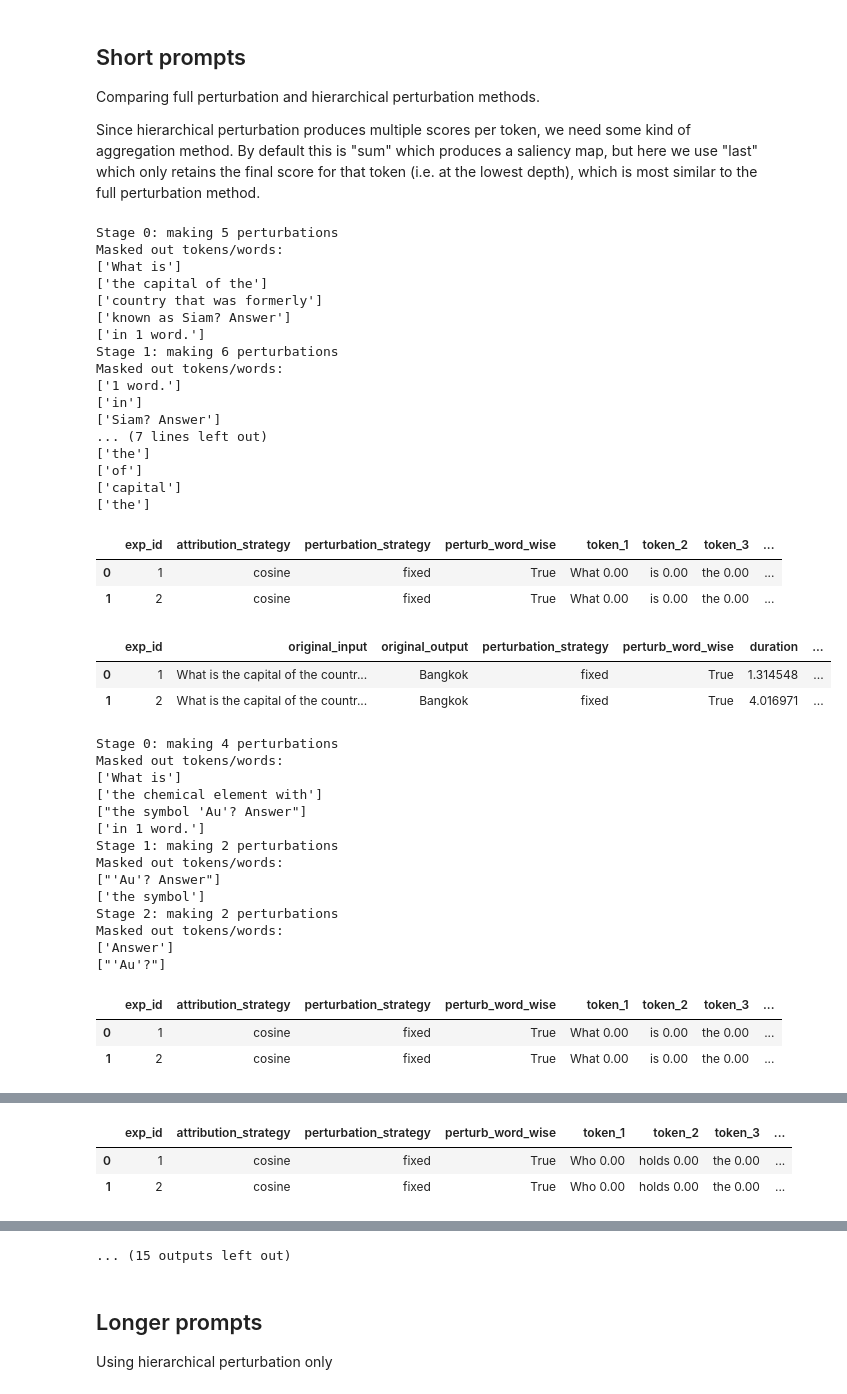
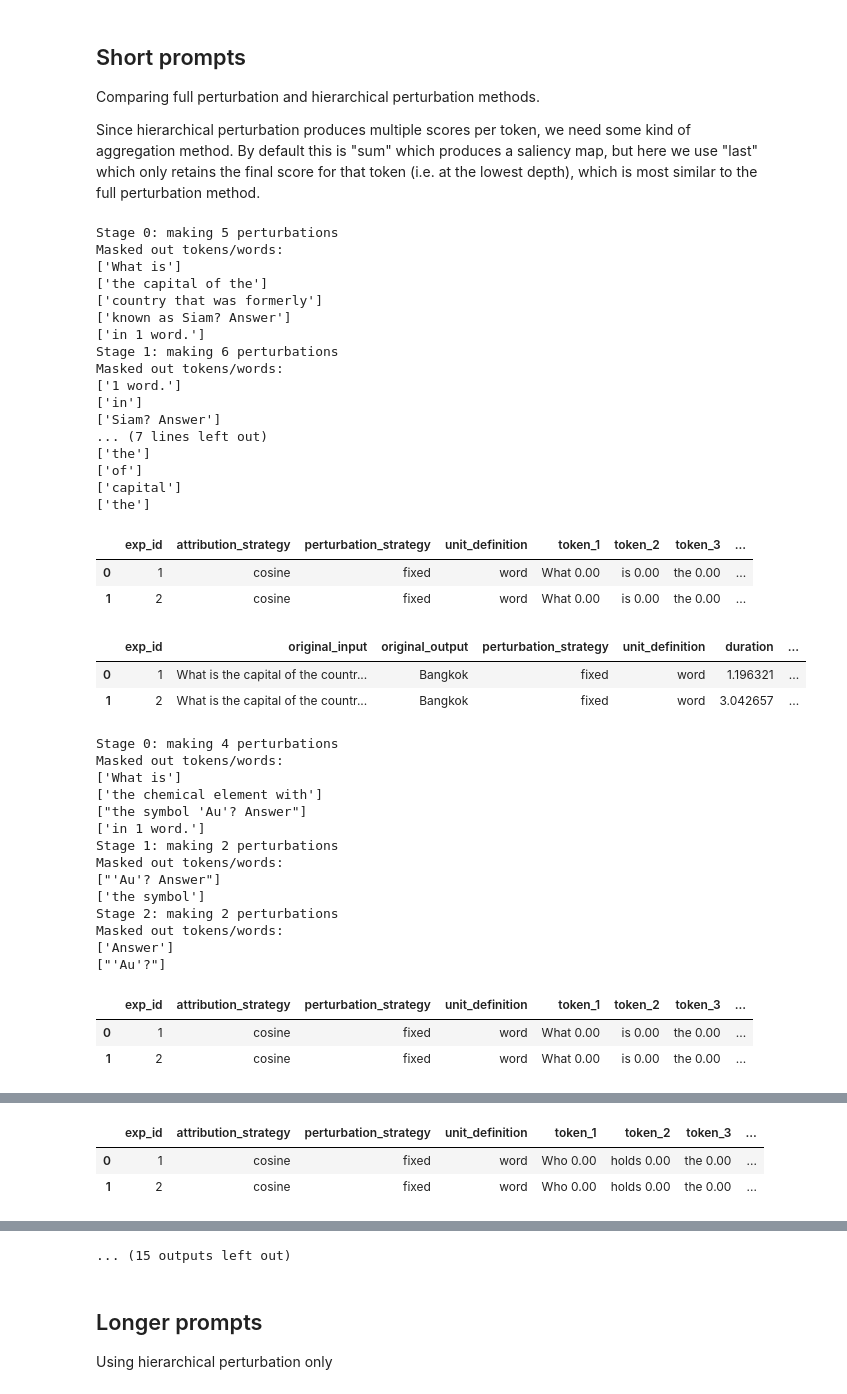
Before and after one commit to leap-laboratories/PIZZA, a Jupyter notebook: examples/example_PIZZA.ipynb, the cells around one changed output, grey strips where cells are left out. Drawn from its saved outputs; the diff is of its cells as text; code cells hidden in the pictures.

```diff
--- a/examples/example_PIZZA.ipynb
+++ b/examples/example_PIZZA.ipynb
@@ -31,7 +31,7 @@ perturbation_strategy = FixedPerturbationStrategy("")
 
 kwargs = {
     "attribution_strategies": ["cosine"],
-    "perturb_word_wise": True,
+    "unit_definition": "word",
     "ignore_output_token_location": True,
 }
 # %% [output]
@@ -66,42 +66,42 @@ for input_str in short_prompts:
         input_str, perturbation_strategy=perturbation_strategy, logger=logger, **kwargs
     )
 
-    saliency = await attributor.hierarchical_perturbation(
+    await attributor.hierarchical_perturbation(
         input_str,
         init_chunk_size=4,
         perturbation_strategy=perturbation_strategy,
         static_threshold=0.5,
         logger=logger,
         verbose=True,
         **kwargs,
     )
 
     logger.print_sentence_attribution(score_agg="last")
     display(logger.df_experiments)
 # %% [output]
 Stage 0: making 5 perturbations
 Masked out tokens/words:
 ['What is']
 ['the capital of the']
 ['country that was formerly']
 ['known as Siam? Answer']
 ['in 1 word.']
 Stage 1: making 6 perturbations
 Masked out tokens/words:
 ['1 word.']
 ['in']
 ['Siam? Answer']
 ... (7 lines left out)
 ['the']
 ['of']
 ['capital']
 ['the']
-|  | exp_id | attribution_strategy | perturbation_strategy | perturb_word_wise | token_1 | token_2 | token_3 | ... |
-| 0 | 1 | cosine | fixed | True | What 0.00 | is 0.00 | the 0.00 | ... |
-| 1 | 2 | cosine | fixed | True | What 0.00 | is 0.00 | the 0.00 | ... |
+|  | exp_id | attribution_strategy | perturbation_strategy | unit_definition | token_1 | token_2 | token_3 | ... |
+| 0 | 1 | cosine | fixed | word | What 0.00 | is 0.00 | the 0.00 | ... |
+| 1 | 2 | cosine | fixed | word | What 0.00 | is 0.00 | the 0.00 | ... |
-|  | exp_id | original_input | original_output | perturbation_strategy | perturb_word_wise | duration | ... |
-| 0 | 1 | What is the capital of the countr... | Bangkok | fixed | True | 1.314548 | ... |
-| 1 | 2 | What is the capital of the countr... | Bangkok | fixed | True | 4.016971 | ... |
+|  | exp_id | original_input | original_output | perturbation_strategy | unit_definition | duration | ... |
+| 0 | 1 | What is the capital of the countr... | Bangkok | fixed | word | 1.196321 | ... |
+| 1 | 2 | What is the capital of the countr... | Bangkok | fixed | word | 3.042657 | ... |
 Stage 0: making 4 perturbations
 Masked out tokens/words:
 ['What is']
@@ -116,6 +116,6 @@ Stage 2: making 2 perturbations
 Masked out tokens/words:
 ['Answer']
 ["'Au'?"]
-|  | exp_id | attribution_strategy | perturbation_strategy | perturb_word_wise | token_1 | token_2 | token_3 | ... |
-| 0 | 1 | cosine | fixed | True | What 0.00 | is 0.00 | the 0.00 | ... |
-| 1 | 2 | cosine | fixed | True | What 0.00 | is 0.00 | the 0.00 | ... |
+|  | exp_id | attribution_strategy | perturbation_strategy | unit_definition | token_1 | token_2 | token_3 | ... |
+| 0 | 1 | cosine | fixed | word | What 0.00 | is 0.00 | the 0.00 | ... |
+| 1 | 2 | cosine | fixed | word | What 0.00 | is 0.00 | the 0.00 | ... |
@@ -165,6 +167,6 @@ Masked out tokens/words:
 ['in']
 ['year']
 ['calendar']
-|  | exp_id | attribution_strategy | perturbation_strategy | perturb_word_wise | token_1 | token_2 | token_3 | ... |
-| 0 | 1 | cosine | fixed | True | Who 0.00 | holds 0.00 | the 0.00 | ... |
-| 1 | 2 | cosine | fixed | True | Who 0.00 | holds 0.00 | the 0.00 | ... |
+|  | exp_id | attribution_strategy | perturbation_strategy | unit_definition | token_1 | token_2 | token_3 | ... |
+| 0 | 1 | cosine | fixed | word | Who 0.00 | holds 0.00 | the 0.00 | ... |
+| 1 | 2 | cosine | fixed | word | Who 0.00 | holds 0.00 | the 0.00 | ... |
```
Also changed, not shown: parts of 4 cells of this notebook, 5 other files.
